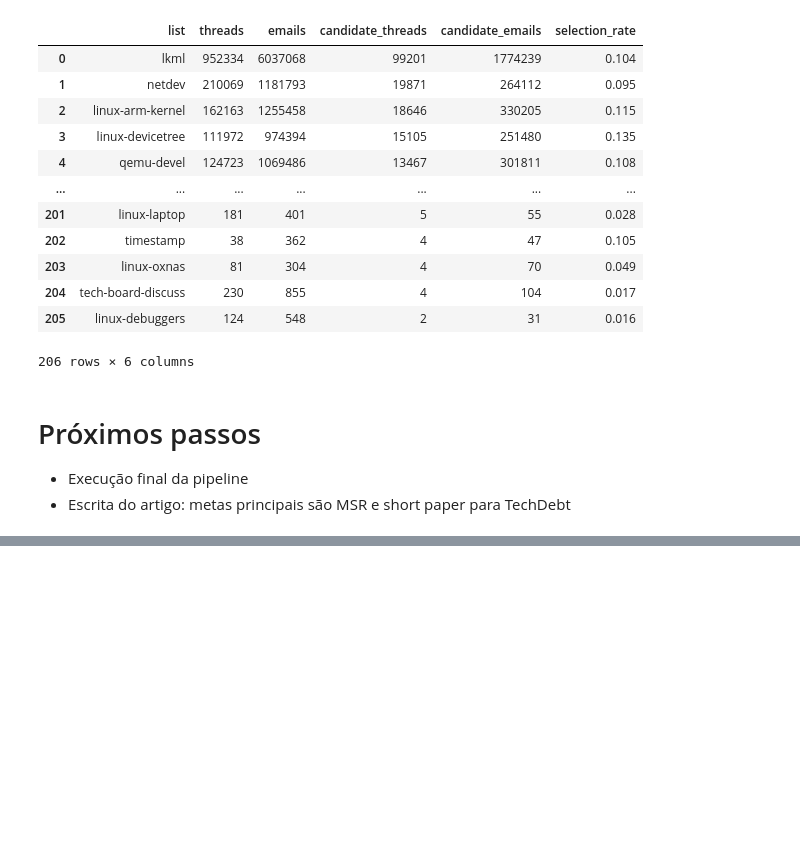
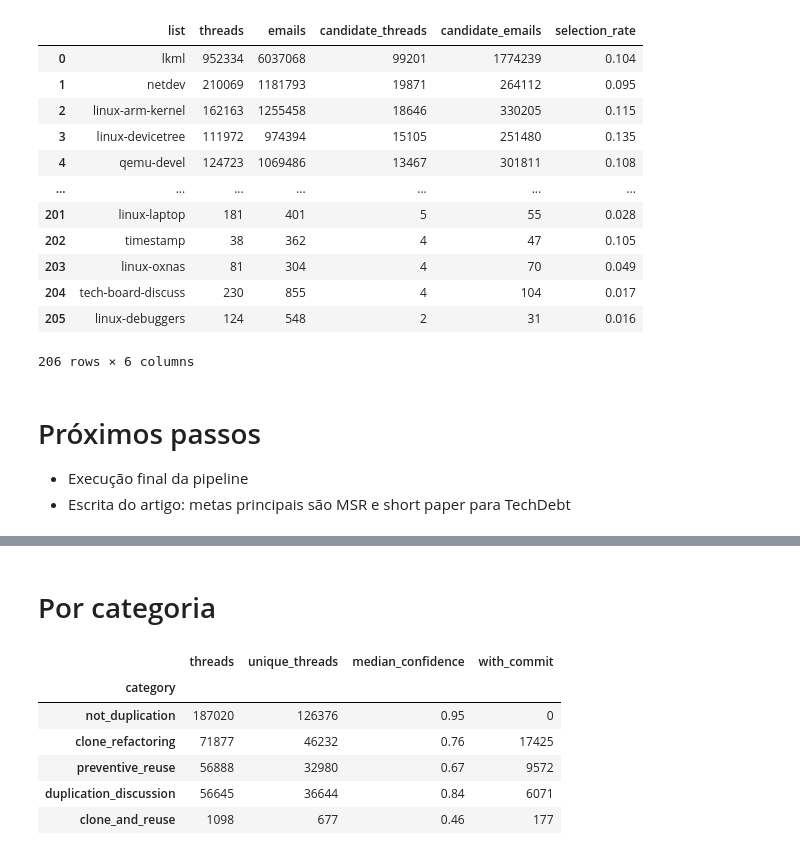
Before and after one commit to natalia-sa/lkml5ws-data-analysis, a Jupyter notebook: select_sample/sample_stats.ipynb, the cells around one changed output, grey strips where cells are left out. Cells and saved outputs as stored; diff of their text form; code cells hidden in the pictures; blank space fills up the shorter version.

```diff
--- a/select_sample/sample_stats.ipynb
+++ b/select_sample/sample_stats.ipynb
@@ -376,0 +403,19 @@ per_list.sort_values('candidate_threads', ascending=False).reset_index(drop=True
+# %% [markdown]
+# Por categoria
+# %%
+per_category = dataset.groupby('category').agg(
+    threads=('thread_id', 'size'),
+    unique_threads=('thread_id', 'nunique'),
+    median_confidence=('category_confidence', 'median'),
+    with_commit=('has_commit', 'sum'),
+)
+per_category['median_confidence'] = per_category['median_confidence'].round(2)
+per_category.sort_values('threads', ascending=False)
+# %% [output]
+|  | threads | unique_threads | median_confidence | with_commit |
+| category |  |  |  |  |
+| not_duplication | 187020 | 126376 | 0.95 | 0 |
+| clone_refactoring | 71877 | 46232 | 0.76 | 17425 |
+| preventive_reuse | 56888 | 32980 | 0.67 | 9572 |
+| duplication_discussion | 56645 | 36644 | 0.84 | 6071 |
+| clone_and_reuse | 1098 | 677 | 0.46 | 177 |
```
Also changed, not shown: parts of 11 cells of this notebook, 4 other files.
